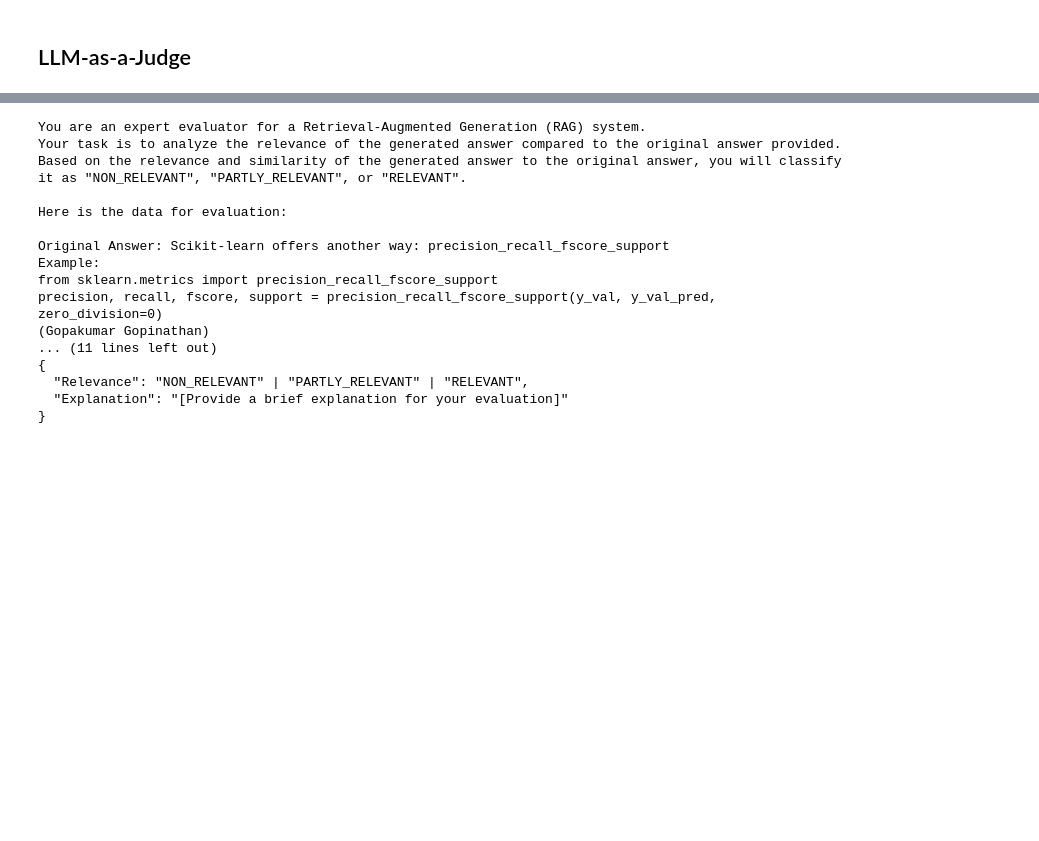
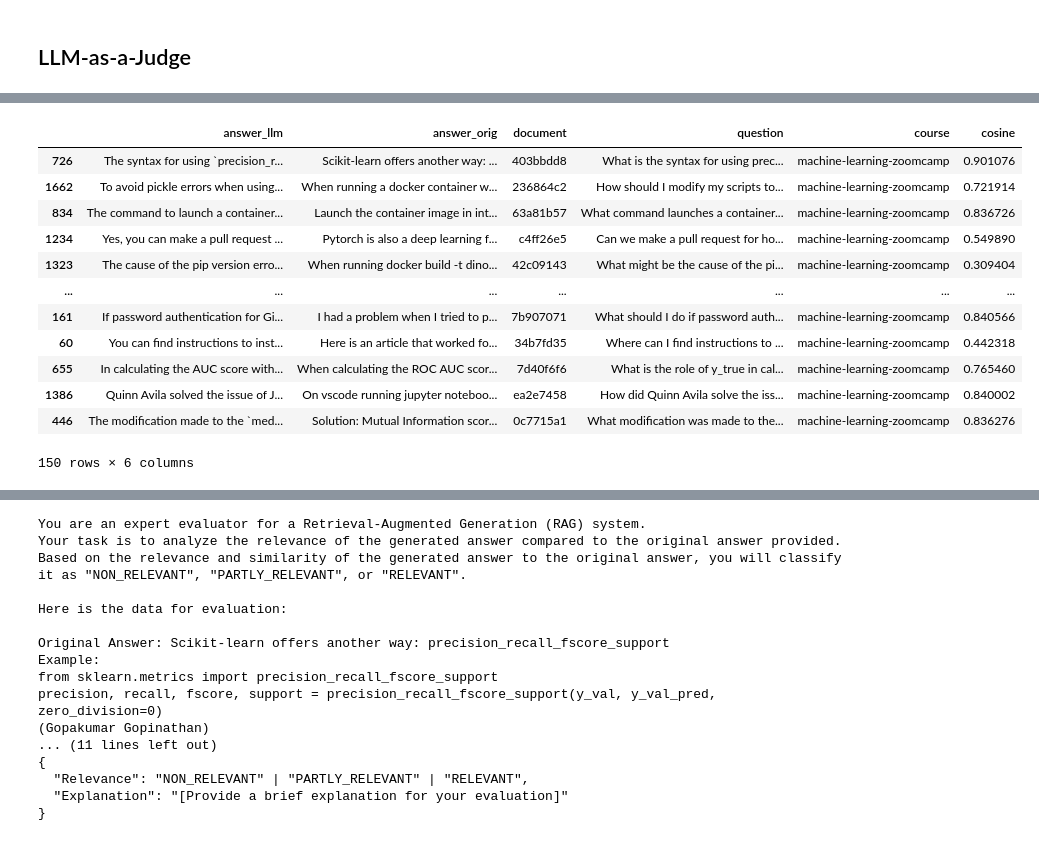
Before and after one commit to wrmacdonald/llm-zoomcamp, a Jupyter notebook: 04-monitoring/offline-rag-evaluation.ipynb, the cells around one changed output, grey strips where cells are left out. Saved outputs shown, nothing was run; the diff lists cells and outputs as text; code cells hidden in the pictures; blank space fills up the shorter version.

```diff
--- a/04-monitoring/offline-rag-evaluation.ipynb
+++ b/04-monitoring/offline-rag-evaluation.ipynb
@@ -648,6 +703,21 @@ and provide your evaluation in parsable JSON without using code blocks:
 """.strip()
 # %%
 df_sample = df_gpt4o_mini.sample(n=150, random_state=1)
+df_sample
+# %% [output]
+|  | answer_llm | answer_orig | document | question | course | cosine |
+| 726 | The syntax for using `precision_r... | Scikit-learn offers another way: ... | 403bbdd8 | What is the syntax for using prec... | machine-learning-zoomcamp | 0.901076 |
+| 1662 | To avoid pickle errors when using... | When running a docker container w... | 236864c2 | How should I modify my scripts to... | machine-learning-zoomcamp | 0.721914 |
+| 834 | The command to launch a container... | Launch the container image in int... | 63a81b57 | What command launches a container... | machine-learning-zoomcamp | 0.836726 |
+| 1234 | Yes, you can make a pull request ... | Pytorch is also a deep learning f... | c4ff26e5 | Can we make a pull request for ho... | machine-learning-zoomcamp | 0.549890 |
+| 1323 | The cause of the pip version erro... | When running docker build -t dino... | 42c09143 | What might be the cause of the pi... | machine-learning-zoomcamp | 0.309404 |
+| ... | ... | ... | ... | ... | ... | ... |
+| 161 | If password authentication for Gi... | I had a problem when I tried to p... | 7b907071 | What should I do if password auth... | machine-learning-zoomcamp | 0.840566 |
+| 60 | You can find instructions to inst... | Here is an article that worked fo... | 34b7fd35 | Where can I find instructions to ... | machine-learning-zoomcamp | 0.442318 |
+| 655 | In calculating the AUC score with... | When calculating the ROC AUC scor... | 7d40f6f6 | What is the role of y_true in cal... | machine-learning-zoomcamp | 0.765460 |
+| 1386 | Quinn Avila solved the issue of J... | On vscode running jupyter noteboo... | ea2e7458 | How did Quinn Avila solve the iss... | machine-learning-zoomcamp | 0.840002 |
+| 446 | The modification made to the `med... | Solution: Mutual Information scor... | 0c7715a1 | What modification was made to the... | machine-learning-zoomcamp | 0.836276 |
+150 rows × 6 columns
 # %%
 samples = df_sample.to_dict(orient='records')
 # %%
```
Also changed, not shown: parts of 11 cells of this notebook.
